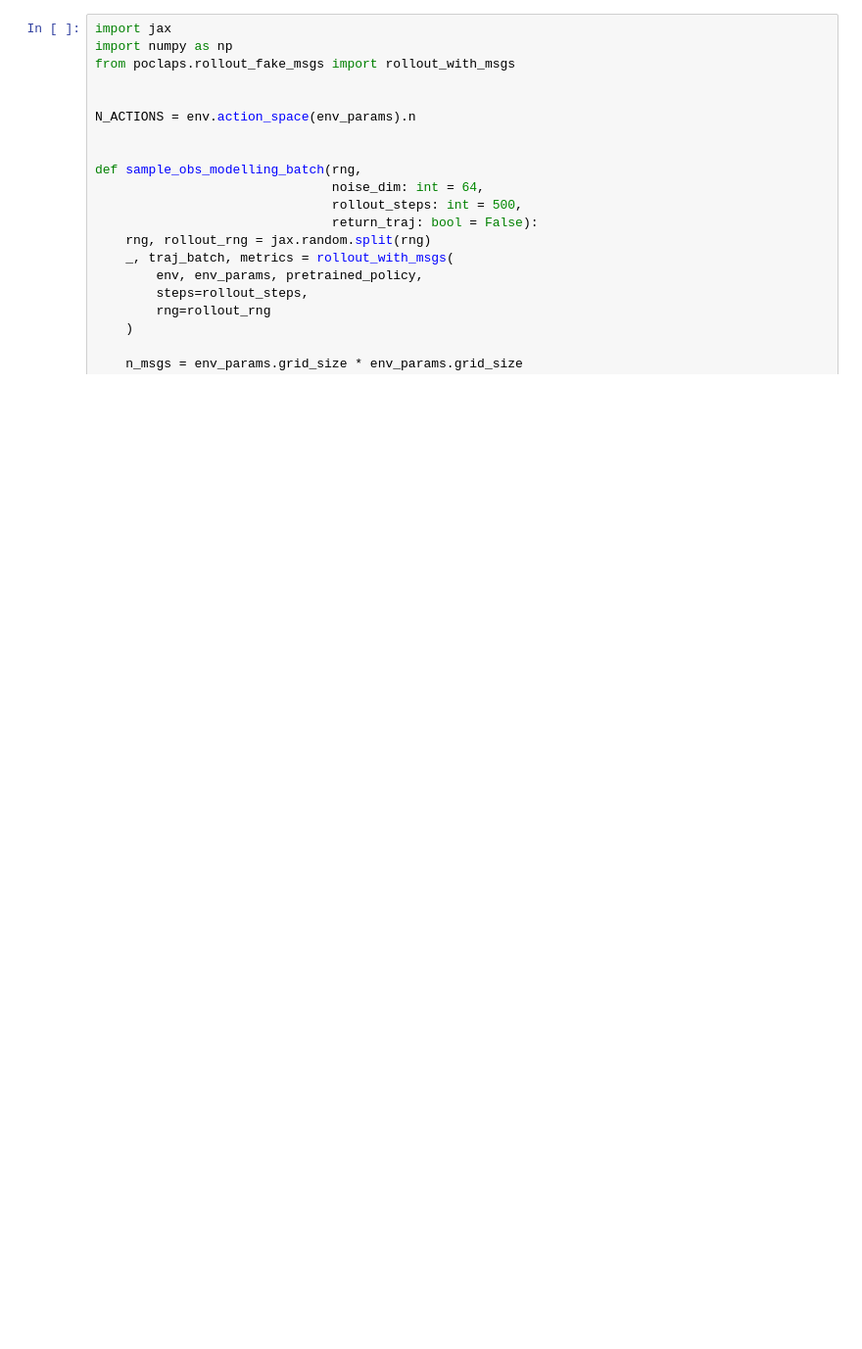
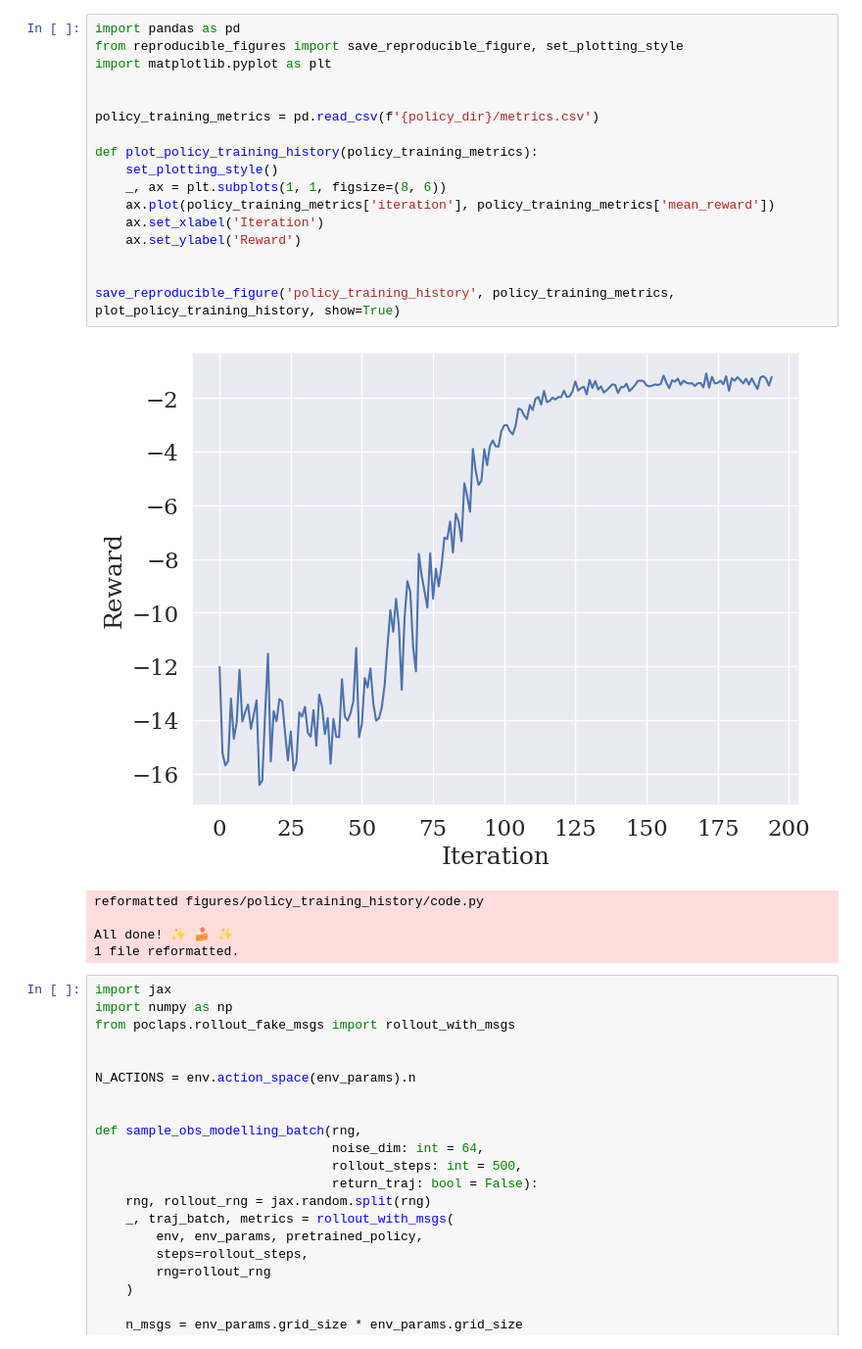
Before and after one commit to DylanCope/poclaps, a Jupyter notebook: gen_seqs_with_world_model.ipynb, the cells around one changed output. Shown: that part at 98% size. Cells and saved outputs as stored; diff of their text form; blank space fills up the shorter version.

```diff
--- a/gen_seqs_with_world_model.ipynb
+++ b/gen_seqs_with_world_model.ipynb
@@ -13,3 +13,26 @@ I0000 00:00:1731548524.184172  272235 tfrt_cpu_pjrt_client.cc:349] TfrtCpuClient
+# %%
+import pandas as pd
+from reproducible_figures import save_reproducible_figure, set_plotting_style
+import matplotlib.pyplot as plt
+
+
+policy_training_metrics = pd.read_csv(f'{policy_dir}/metrics.csv')
+
+def plot_policy_training_history(policy_training_metrics):
+    set_plotting_style()
+    _, ax = plt.subplots(1, 1, figsize=(8, 6))
+    ax.plot(policy_training_metrics['iteration'], policy_training_metrics['mean_reward'])
+    ax.set_xlabel('Iteration')
+    ax.set_ylabel('Reward')
+
+
+save_reproducible_figure('policy_training_history', policy_training_metrics, plot_policy_training_history, show=True)
+# %% [output]
+[figure, added]
+reformatted figures/policy_training_history/code.py
+
+All done! ✨ 🍰 ✨
+1 file reformatted.
 # %%
 import jax
 import numpy as np
```
Also changed, not shown: parts of 40 cells of this notebook, 15 other files.
